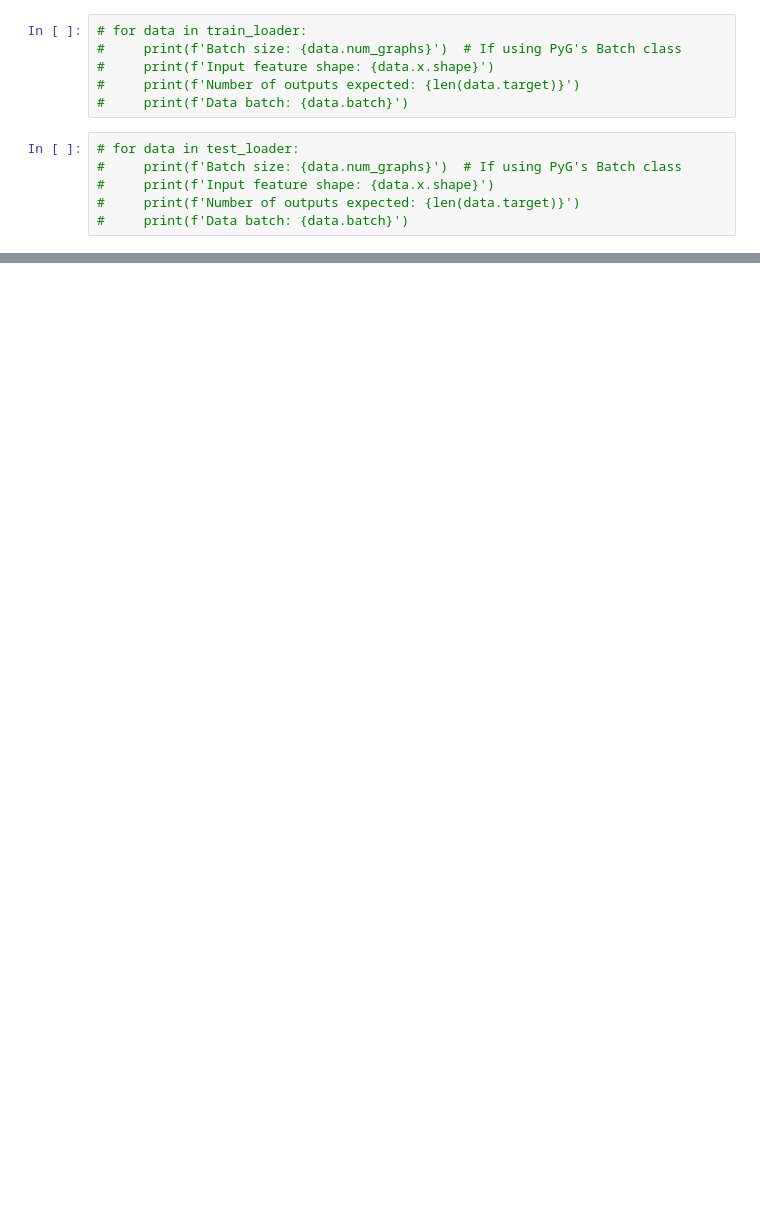
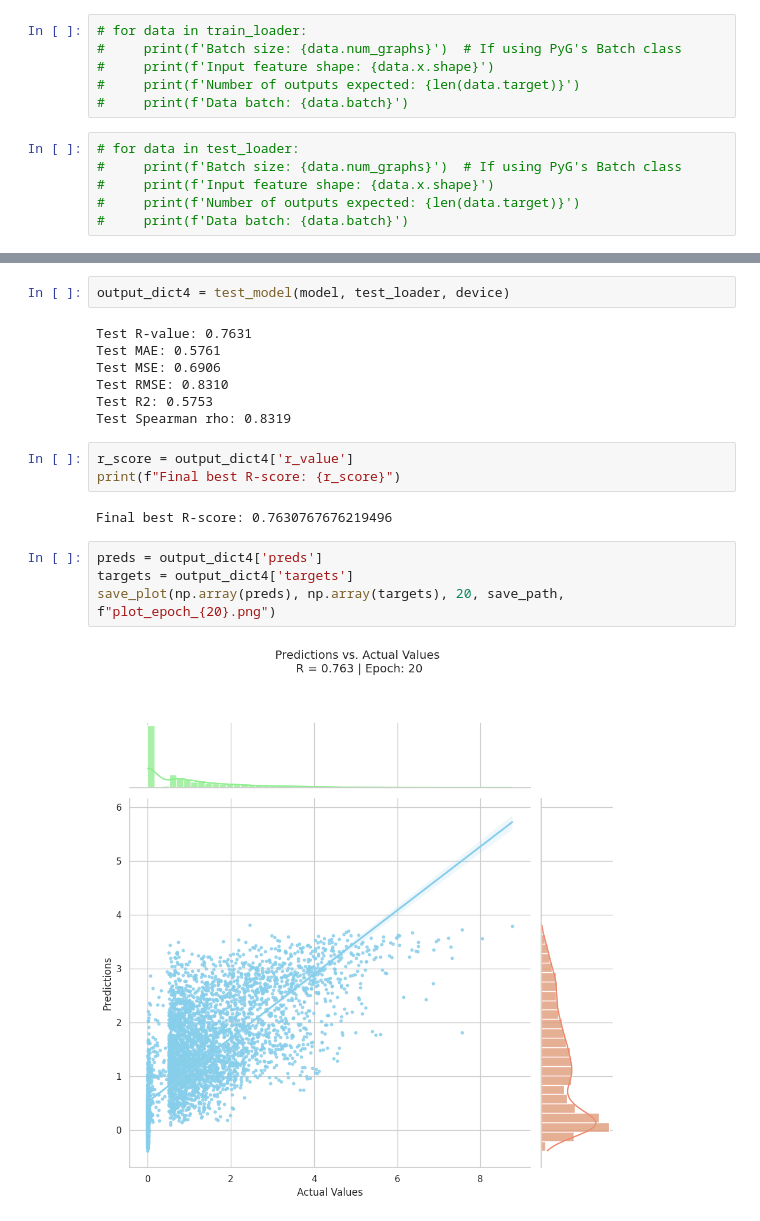
Before and after one commit to LMSE/Seq_to_Func_Pred_Model, a Jupyter notebook: gnn_train_with_debug_statements.ipynb, the cells around one changed output, grey strips where cells are left out. Drawn from its saved outputs; the diff is of its cells as text; blank space fills up the shorter version.

```diff
--- a/gnn_train_with_debug_statements.ipynb
+++ b/gnn_train_with_debug_statements.ipynb
@@ -1228,0 +1343,20 @@ save_plot(np.array(preds), np.array(targets), 10, save_path, f"plot_epoch_{10}.p
+# %%
+output_dict4 = test_model(model, test_loader, device)
+# %% [output]
+Test R-value: 0.7631
+Test MAE: 0.5761
+Test MSE: 0.6906
+Test RMSE: 0.8310
+Test R2: 0.5753
+Test Spearman rho: 0.8319
+# %%
+r_score = output_dict4['r_value']
+print(f"Final best R-score: {r_score}")
+# %% [output]
+Final best R-score: 0.7630767676219496
+# %%
+preds = output_dict4['preds']
+targets = output_dict4['targets']
+save_plot(np.array(preds), np.array(targets), 20, save_path, f"plot_epoch_{20}.png")
+# %% [output]
+[figure, added]
```
Also changed, not shown: parts of 27 cells of this notebook.
